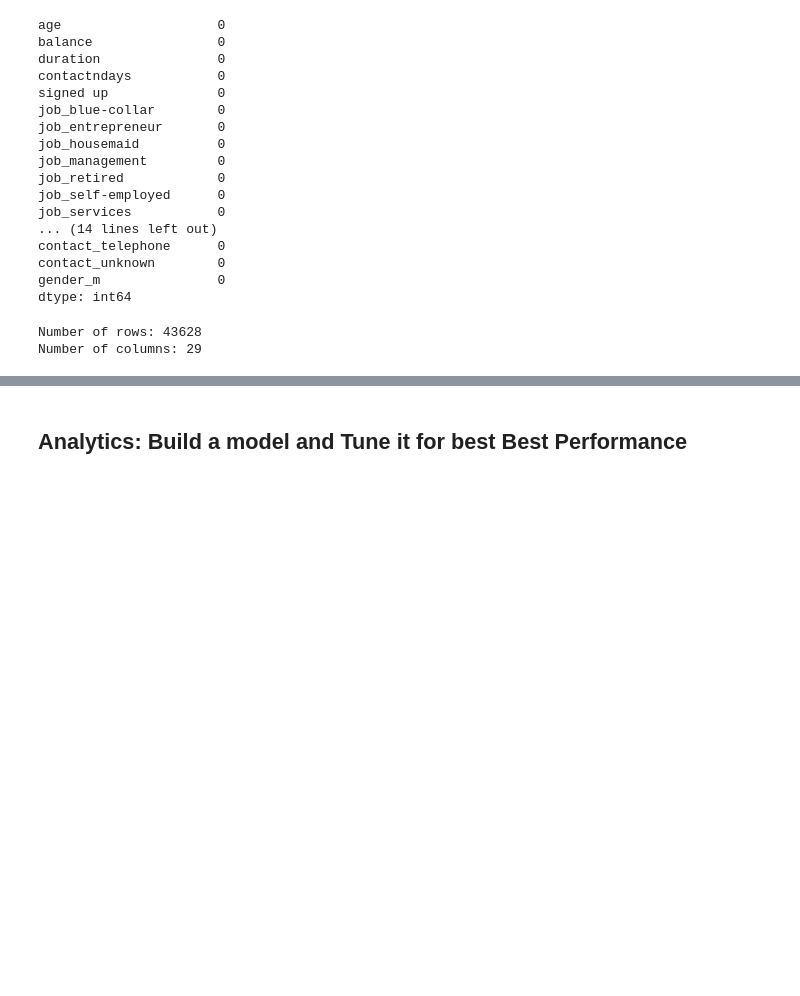
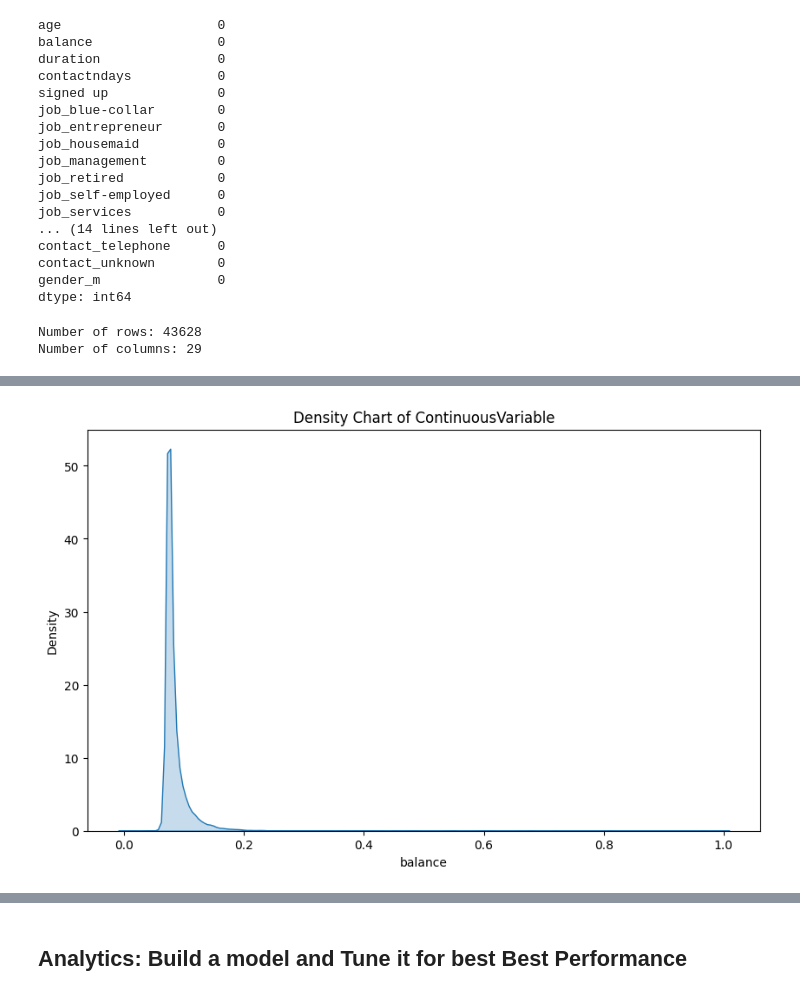
Before and after one commit to austingenova-mac/ds1001_final_AustinGenova, a Jupyter notebook: ds1001_final/notebooks/Final_Project_Notebook.ipynb, the cells around one changed output, grey strips where cells are left out. Cells and saved outputs as stored; diff of their text form; code cells hidden in the pictures; blank space fills up the shorter version.

```diff
--- a/ds1001_final/notebooks/Final_Project_Notebook.ipynb
+++ b/ds1001_final/notebooks/Final_Project_Notebook.ipynb
@@ -209,8 +204,11 @@ plt.show()
 # %%
 # Density chart of a continuous variable
 plt.figure(figsize=(10, 6))
-sns.kdeplot("xx"['ContinuousVariable'], fill=True)  # Replace 'ContinuousVariable' with your column name
+sns.kdeplot(df['balance'], fill=True)  # Replace 'ContinuousVariable' with your column name
 plt.title('Density Chart of ContinuousVariable')
+plt.savefig('densechart.png')
 plt.show()
+# %% [output]
+[figure, added]
 # %%
 #Correlation matrix, make sure to only include numeric variables
```
Also changed, not shown: parts of 4 cells of this notebook.
